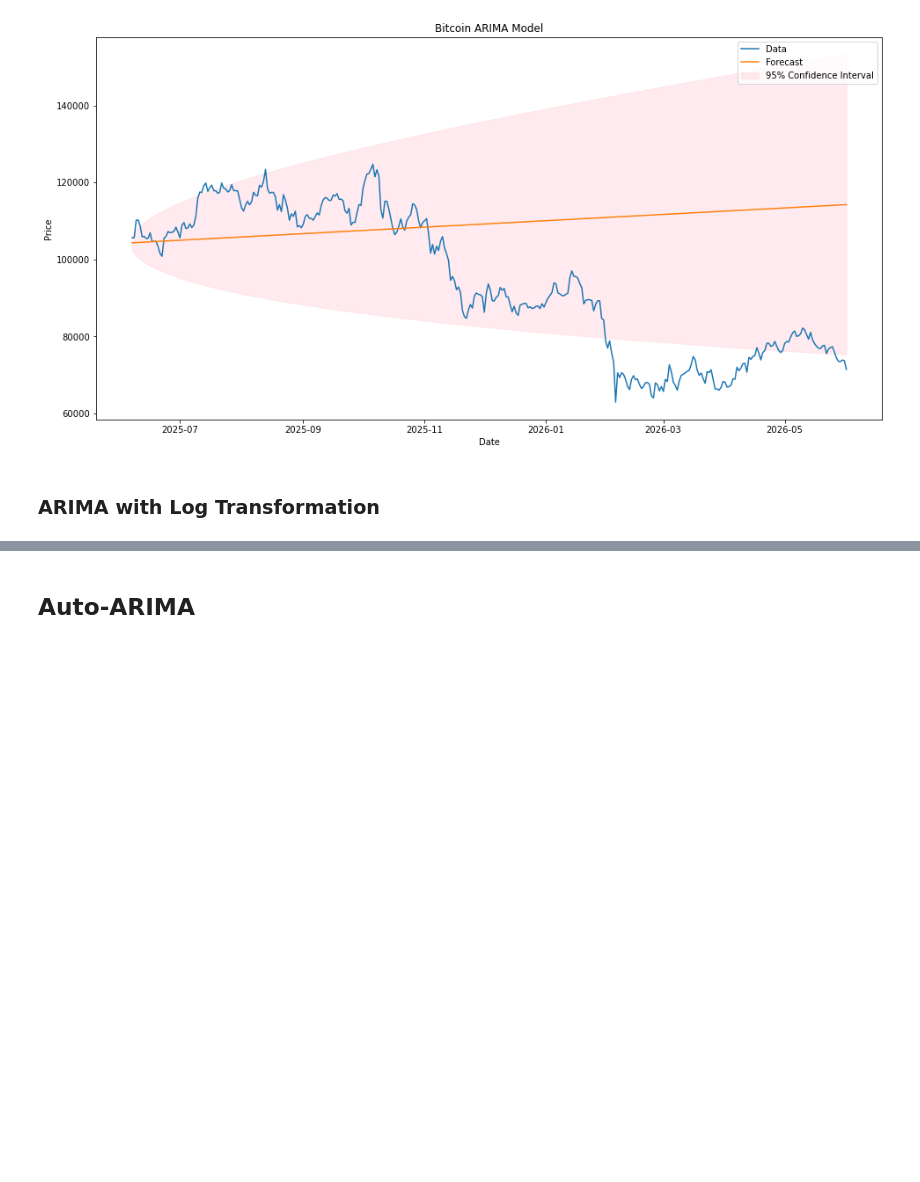
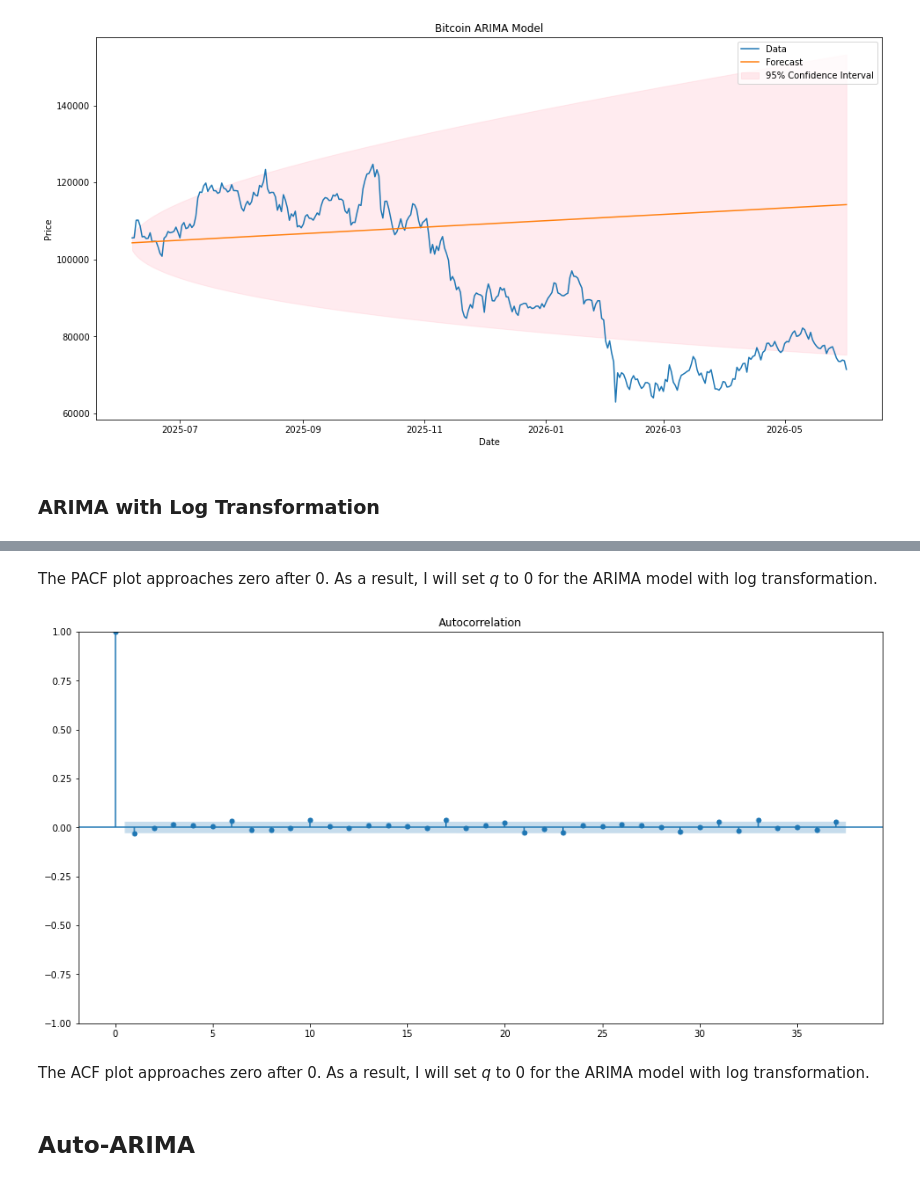
Before and after one commit to keithotuomagie/bitcoin_ts, a Jupyter notebook: notebook.ipynb, the cells around one changed output, grey strips where cells are left out. Saved outputs shown, nothing was run; the diff lists cells and outputs as text; code cells hidden in the pictures; blank space fills up the shorter version.

```diff
--- a/notebook.ipynb
+++ b/notebook.ipynb
@@ -1217,3 +1333,15 @@ plot_model_w_conf_int(bitcoin_arima_test, prediction_result_arima_bitcoin_arima,
+# %% [markdown]
+The PACF plot approaches zero after 0.  As a result, I will set *q* to 0 for the ARIMA model with log transformation.
+# %%
+# Utilizing Autocorrelation Function (ACF) plot to find 'q'
+
+fig, ax = plt.subplots(figsize=(16, 8))
+
+plot_acf(bitcoin_arima_log_diff['Price'], ax=ax);
+# %% [output]
+[figure, added]
+# %% [markdown]
+The ACF plot approaches zero after 0.  As a result, I will set *q* to 0 for the ARIMA model with log transformation.
 # %% [markdown]
 ## Auto-ARIMA ##
 # %% [markdown]
```
Also changed, not shown: parts of 22 cells of this notebook.
